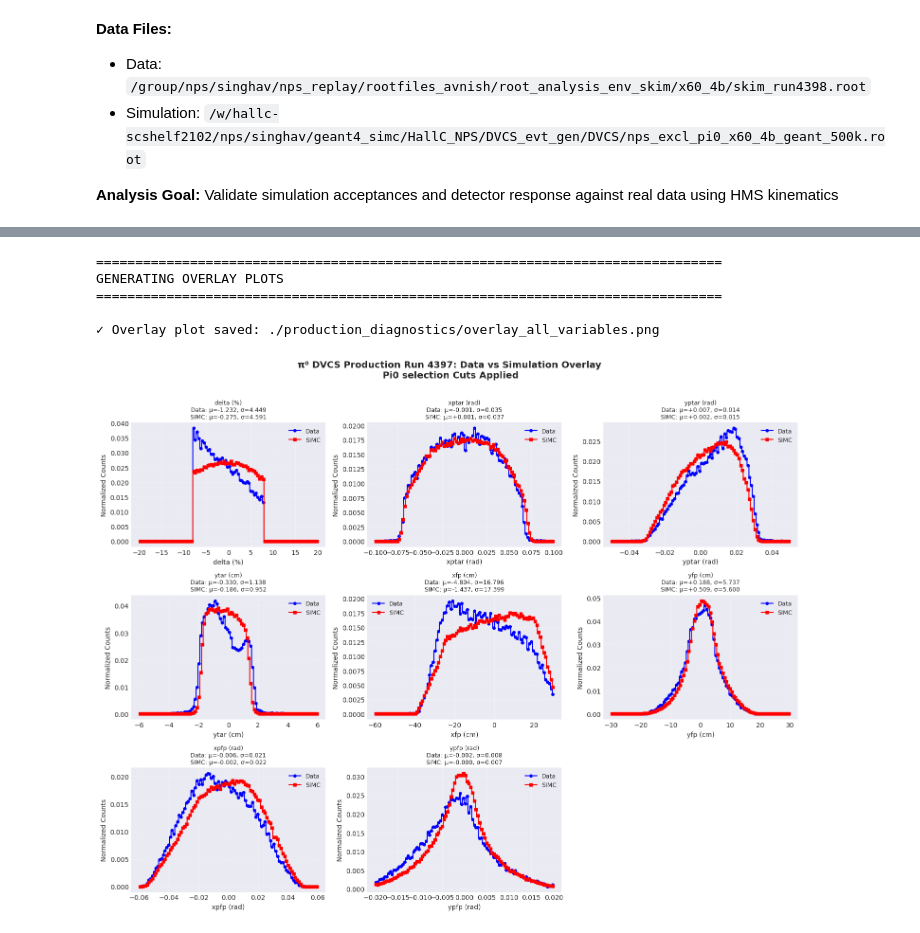
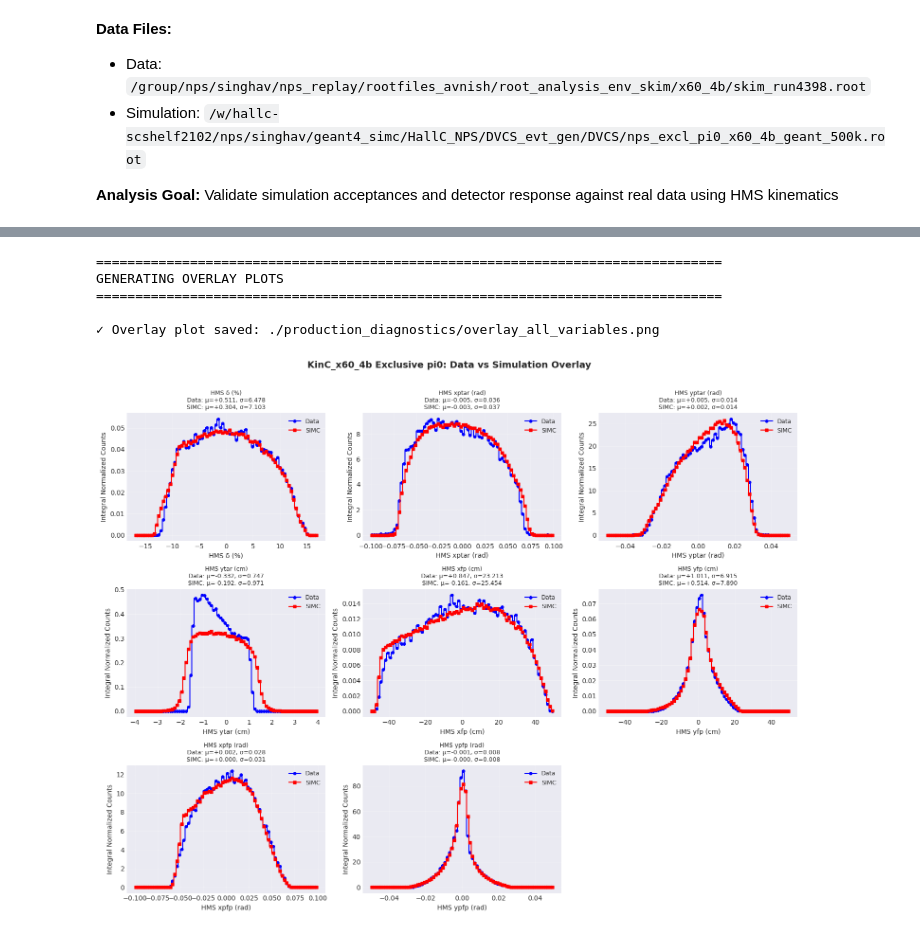
Before and after one commit to avnishphy/nps_analysis, a Jupyter notebook: pi0_analysis/root_analysis_env/scripts/sim_data_compare_plots.ipynb, the cells around one changed output, grey strips where cells are left out. Drawn from its saved outputs; the diff is of its cells as text; code cells hidden in the pictures.

```diff
--- a/pi0_analysis/root_analysis_env/scripts/sim_data_compare_plots.ipynb
+++ b/pi0_analysis/root_analysis_env/scripts/sim_data_compare_plots.ipynb
@@ -17,7 +17,6 @@ import numpy as np
 import pandas as pd
 import matplotlib.pyplot as plt
 import os
-from scipy.stats import kstest, chi2_contingency
 
 # Configure plotting style
 plt.style.use('seaborn-v0_8-darkgrid')
@@ -25,8 +24,8 @@ plt.rcParams['figure.figsize'] = (16, 12)
 plt.rcParams['font.size'] = 10
 
 # File paths
-DATA_FILE = "/group/nps/singhav/nps_replay/rootfiles_avnish/root_analysis_env_skim/x60_4b/skim_run4397.root"
-SIM_FILE = "/w/hallc-scshelf2102/nps/singhav/geant4_simc/HallC_NPS/DVCS_evt_gen/DVCS/nps_excl_pi0_x60_4b_geant_500k.root"
+DATA_FILE = "/w/hallc-scshelf2102/nps/singhav/nps_analysis/pi0_analysis/root_analysis_env/output/plots/x60_4b/combined_branches_LH2.root"
+SIM_FILE = "/w/hallc-scshelf2102/nps/singhav/geant4_simc/HallC_NPS/DVCS_evt_gen/DVCS/build/nps_excl_x60_4b_500k.root"
 
 # Output directories
 output_dir = "./production_diagnostics"
@@ -44,4 +140,5 @@ print(f"  Output directory: {output_dir}")
 # %%
+# Load simulation data
 try:
     with uproot.open(SIM_FILE) as sim_root:
         sim_tree = sim_root['nerd']
@@ -49,7 +146,7 @@ try:
         print(f"  Entries: {sim_tree.num_entries:,}")
 
         # Build simulation branches list: base branches + variable branches + Weight
-        simc_branches = ["hsxptar", "hsyptar", "hsdelta", "Weight"] + [v[1] for v in variables.values()]
+        simc_branches = ["hsxptar", "hsyptar", "hsdelta", "hsytar", "hsxfp", "hsyfp", "hsxpfp", "hsypfp", "Weight"]
 
         simc_arrs = sim_tree.arrays(simc_branches, library="np")
         print(f"  Branches loaded: {len(simc_arrs)}")
@@ -58,13 +155,28 @@ except Exception as e:
     print(f"✗ Error loading simulation file: {e}")
     raise
 
-# Apply HMS electron cuts
-print(f"\nApplying HMS electron selection cuts...")
-mask_data = hms_electron_cuts(data_arrs, is_data=True)
+# Apply HMS electron cuts and exclusive event selection
+print(f"\nApplying HMS electron selection cuts and exclusive event selection...")
 n_data_total = len(list(data_arrs.values())[0])
+
+# HMS electron cuts
+mask_hms = hms_electron_cuts(data_arrs, is_data=True)
+
+# Exclusive event selection
+mask_exclusive = data_arrs['is_exclusive'].astype(bool)
+
+# Combine cuts
+mask_data = mask_hms & mask_exclusive
+
 n_data_pass = mask_data.sum()
-print(f"  Data: {n_data_pass:,} / {n_data_total:,} events pass ({100*n_data_pass/n_data_total:.2f}%)")
+n_hms_pass = mask_hms.sum()
+n_excl_pass = mask_exclusive.sum()
 
+print(f"  Data HMS cuts:        {n_hms_pass:,} / {n_data_total:,} events pass ({100*n_hms_pass/n_data_total:.2f}%)")
+print(f"  Data exclusive cuts:  {n_excl_pass:,} / {n_data_total:,} events pass ({100*n_excl_pass/n_data_total:.2f}%)")
+print(f"  Data combined cuts:   {n_data_pass:,} / {n_data_total:,} events pass ({100*n_data_pass/n_data_total:.2f}%)")
+
+# Apply HMS cuts to simulation
 mask_simc = hms_electron_cuts(simc_arrs, is_data=False)
 n_simc_total = len(list(simc_arrs.values())[0])
 n_simc_pass = mask_simc.sum()
@@ -82,14 +196,14 @@ Applying HMS electron selection cuts...
 
 ✓ Data loading and cutting complete
 # %%
-# Section 2b: Add SIMC Normalization Constants
+# Section 5: SIMC Normalization Constants
 
 # Simulation normalization constants
 SIMC_NORMFAC = 0.598673E+09  # Normalization factor for SIMC weights
-SIMC_NEVENTS = 500000  # Total number of simulated events (π⁰ 500k sample)
+SIMC_NEVENTS = n_simc_total  # Total number of simulated events (π⁰ 500k sample)
 
 print("\n" + "="*80)
-print("CONFIGURATION")
+print("SIMC NORMALIZATION CONFIGURATION")
 print("="*80)
 print(f"Data file:  {DATA_FILE}")
 print(f"Sim file:   {SIM_FILE}")
@@ -305,5 +332,5 @@ bin_centers = 0.5 * (bin_edges[:-1] + bin_edges[1:])
 # %%
-# Section 5: Create Overlay Plots
+# Section 7: Create Overlay Plots
 
 print("\n" + "="*80)
 print("GENERATING OVERLAY PLOTS")
@@ -342,7 +369,7 @@ for i, (var_name, (data_branch, simc_branch, x_range)) in enumerate(variables.it
                 marker='s', markersize=4, label='SIMC', linewidth=1.5)
 
         # Set limits and labels
-        ax.set_ylabel("Normalized Counts", fontsize=10)
+        ax.set_ylabel("Integral Normalized Counts", fontsize=10)
         ax.set_xlabel(var_name, fontsize=10)
 
         # Create title with statistics
@@ -354,33 +381,33 @@ for i, (var_name, (data_branch, simc_branch, x_range)) in enumerate(variables.it
         # Enable grid
         ax.grid(True, alpha=0.3)
         ax.legend(loc='best', fontsize=9)
 
     except Exception as e:
         ax.text(0.5, 0.5, f"Error: {var_name}\n{e}",
                 ha='center', va='center', transform=ax.transAxes)
         ax.axis('off')
 
 # Turn off unused subplots
 for j in range(len(variables), len(axs)):
     axs[j].axis('off')
 
 # Set main title
-fig.suptitle("π⁰ DVCS Production Run 4397: Data vs Simulation Overlay\n Pi0 selection Cuts Applied",
+fig.suptitle("KinC_x60_4b Exclusive pi0: Data vs Simulation Overlay",
              fontsize=14, fontweight='bold')
 
 plt.tight_layout(rect=[0, 0, 1, 0.97])
 
 # Save figure
 plot_file = os.path.join(output_dir, "overlay_all_variables.png")
 plt.savefig(plot_file, dpi=150, bbox_inches='tight')
 print(f"\n✓ Overlay plot saved: {plot_file}")
 
 plt.show()
 # %% [output]
 ================================================================================
 GENERATING OVERLAY PLOTS
 ================================================================================
 
 ✓ Overlay plot saved: ./production_diagnostics/overlay_all_variables.png
-[figure, old version]
+[figure, new version]
 # %%
```
Also changed, not shown: parts of 10 cells of this notebook, 13 other files.
